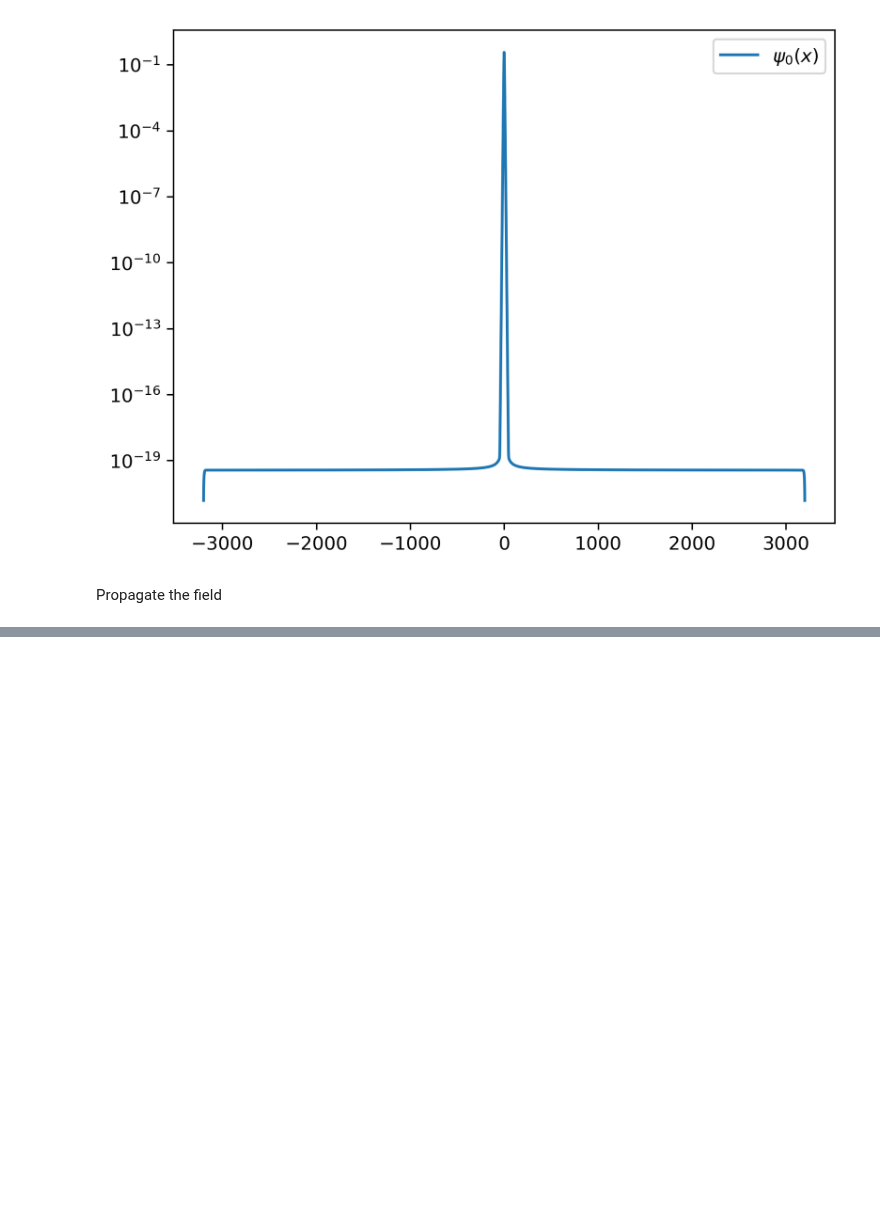
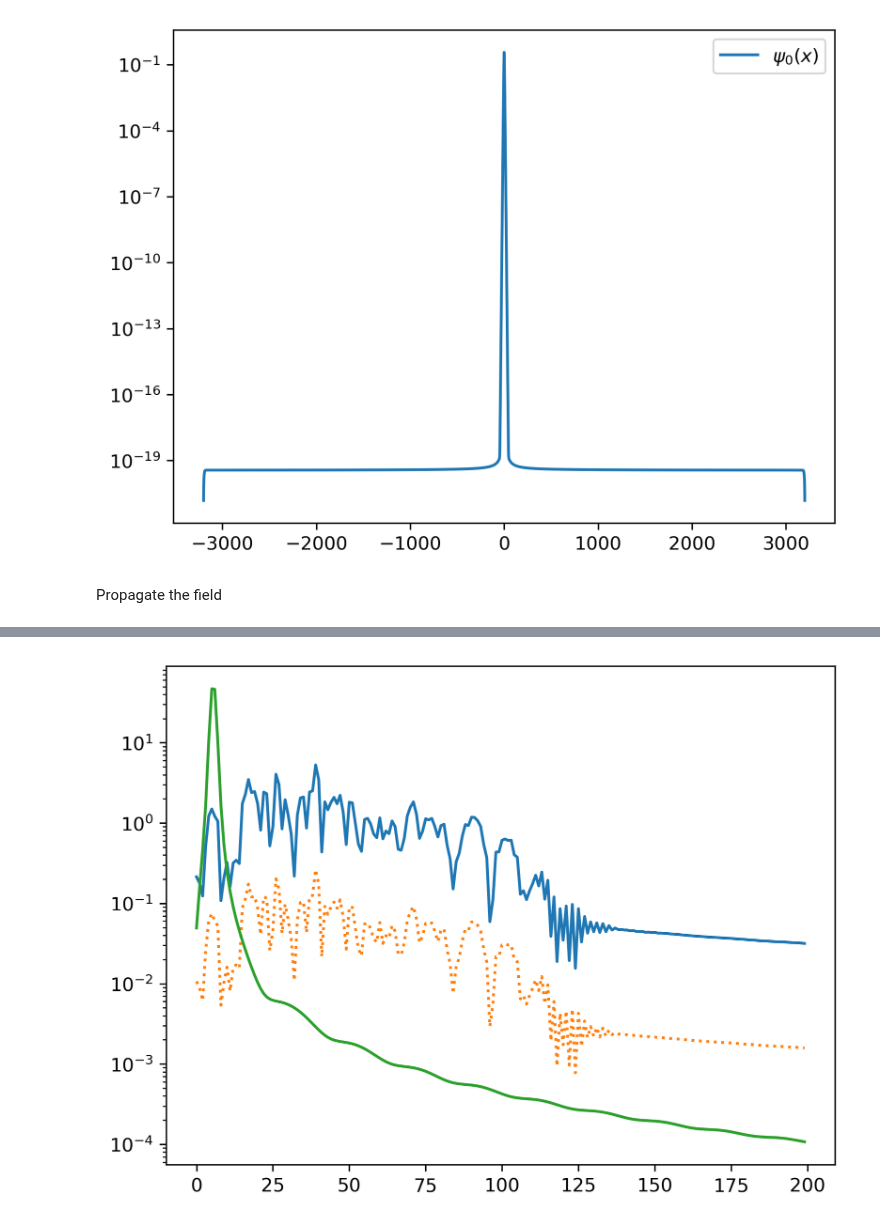
Before and after one commit to MMA-HHG/MMA, a Jupyter notebook: 1DTDSE/PythonTDSE.ipynb, the cells around one changed output, grey strips where cells are left out. Cells and saved outputs as stored; diff of their text form; code cells hidden in the pictures; blank space fills up the shorter version.

```diff
--- a/1DTDSE/PythonTDSE.ipynb
+++ b/1DTDSE/PythonTDSE.ipynb
@@ -218,0 +219,10 @@ Nt in TDSE:  17640
+# %%
+fig = plt.figure()
+fig.dpi = 300
+#omeg = np.fft.fftfreq()
+plt.semilogy(np.abs(np.fft.fft(x))[0:200])
+plt.semilogy(np.abs((ctype_cmplx_arr_to_numpy(output.Fsourceterm_data, N)))[0:200], linestyle = ":")
+plt.semilogy(np.abs(np.fft.fft(E))[0:200])
+plt.show()
+# %% [output]
+[figure, added]
```
Also changed, not shown: parts of 3 cells of this notebook, 1 other file.
